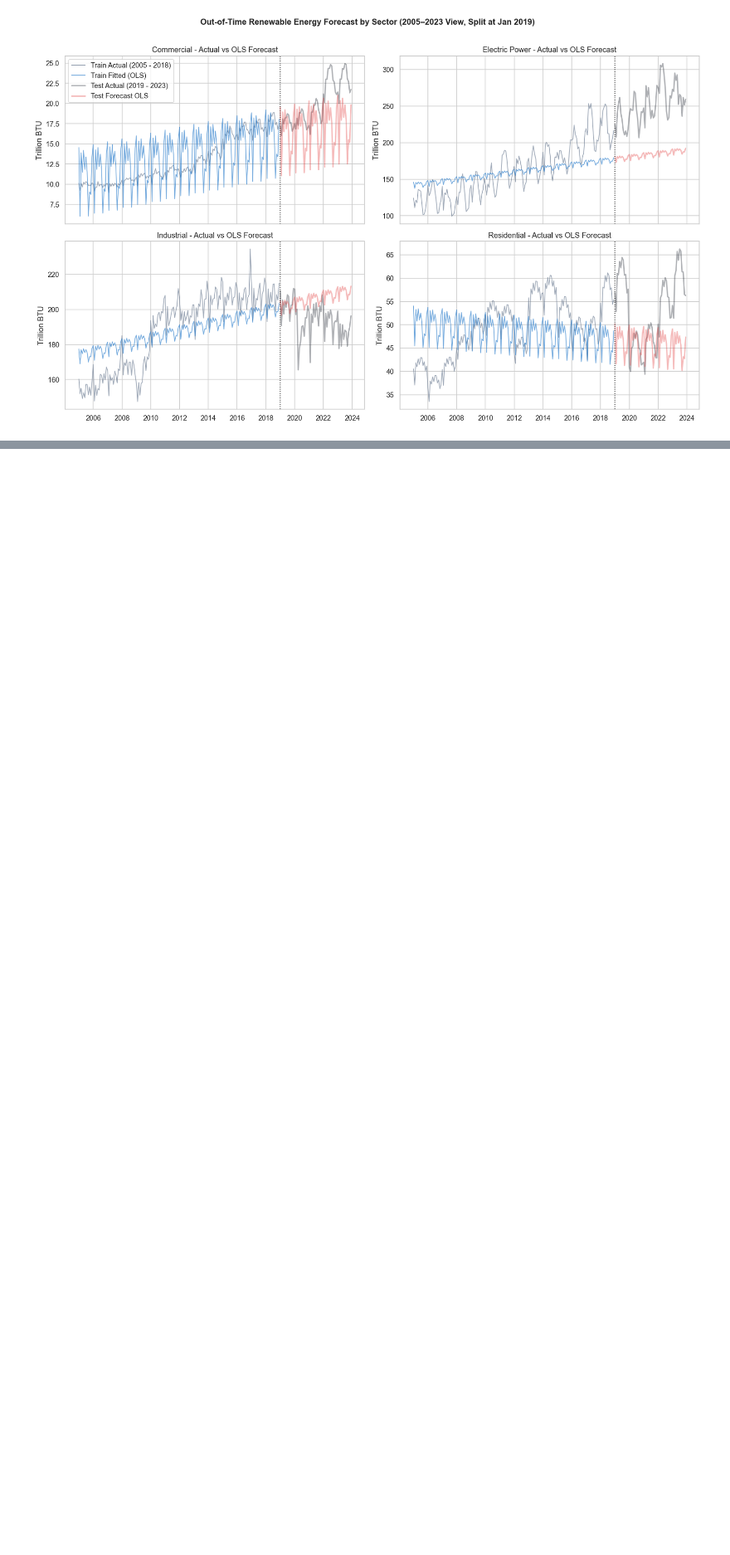
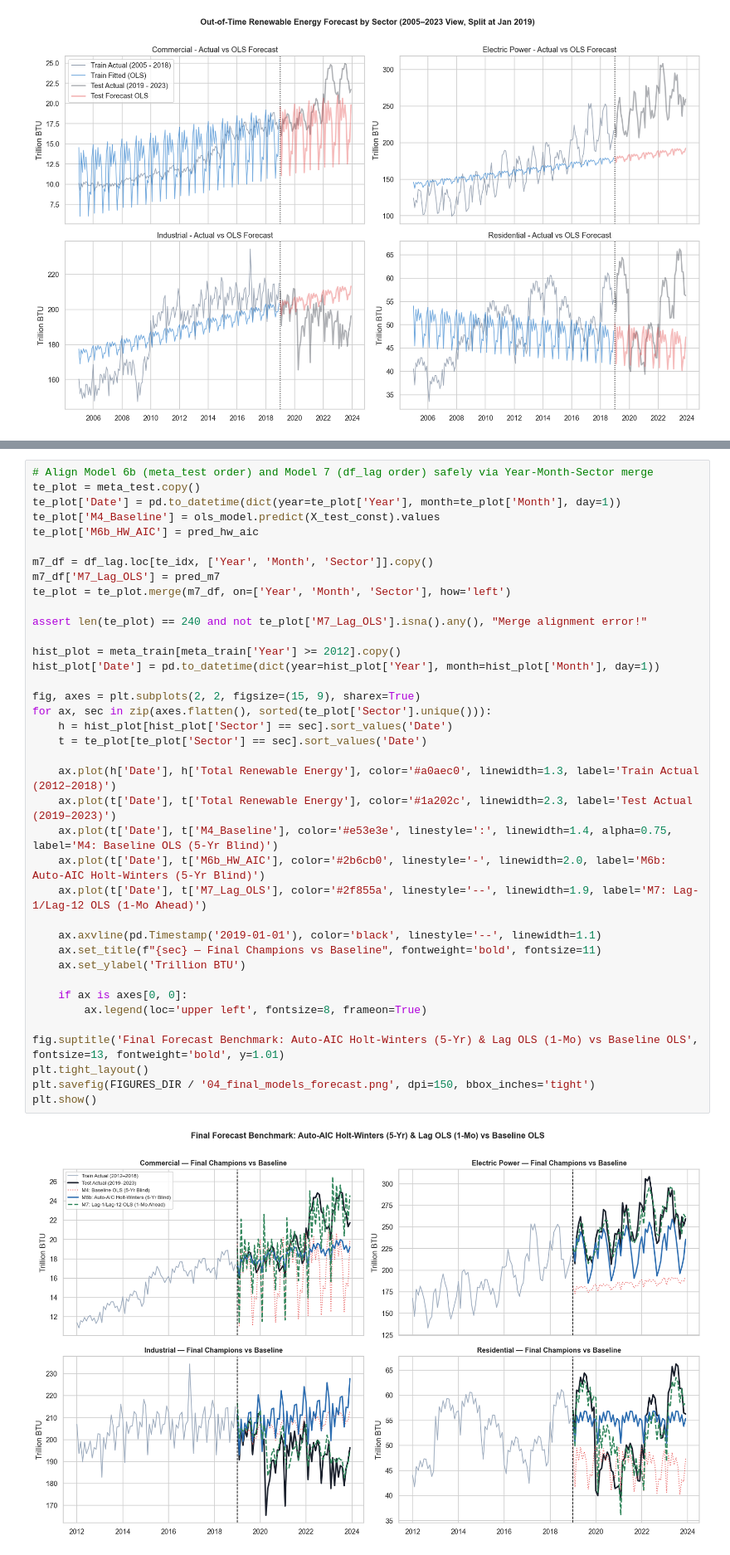
Before and after one commit to MichaelB232/41_IF-D_KataAnissaBebas, a Jupyter notebook: notebooks/04_modeling_and_evaluation.ipynb, the cells around one changed output, grey strips where cells are left out. Shown at 83% size. Saved outputs shown, nothing was run; the diff lists cells and outputs as text; blank space fills up the shorter version.

```diff
--- a/notebooks/04_modeling_and_evaluation.ipynb
+++ b/notebooks/04_modeling_and_evaluation.ipynb
@@ -436,0 +687,40 @@ plt.show()
+# %%
+# Align Model 6b (meta_test order) and Model 7 (df_lag order) safely via Year-Month-Sector merge
+te_plot = meta_test.copy()
+te_plot['Date'] = pd.to_datetime(dict(year=te_plot['Year'], month=te_plot['Month'], day=1))
+te_plot['M4_Baseline'] = ols_model.predict(X_test_const).values
+te_plot['M6b_HW_AIC'] = pred_hw_aic
+
+m7_df = df_lag.loc[te_idx, ['Year', 'Month', 'Sector']].copy()
+m7_df['M7_Lag_OLS'] = pred_m7
+te_plot = te_plot.merge(m7_df, on=['Year', 'Month', 'Sector'], how='left')
+
+assert len(te_plot) == 240 and not te_plot['M7_Lag_OLS'].isna().any(), "Merge alignment error!"
+
+hist_plot = meta_train[meta_train['Year'] >= 2012].copy()
+hist_plot['Date'] = pd.to_datetime(dict(year=hist_plot['Year'], month=hist_plot['Month'], day=1))
+
+fig, axes = plt.subplots(2, 2, figsize=(15, 9), sharex=True)
+for ax, sec in zip(axes.flatten(), sorted(te_plot['Sector'].unique())):
+    h = hist_plot[hist_plot['Sector'] == sec].sort_values('Date')
+    t = te_plot[te_plot['Sector'] == sec].sort_values('Date')
+
+    ax.plot(h['Date'], h['Total Renewable Energy'], color='#a0aec0', linewidth=1.3, label='Train Actual (2012–2018)')
+    ax.plot(t['Date'], t['Total Renewable Energy'], color='#1a202c', linewidth=2.3, label='Test Actual (2019–2023)')
+    ax.plot(t['Date'], t['M4_Baseline'], color='#e53e3e', linestyle=':', linewidth=1.4, alpha=0.75, label='M4: Baseline OLS (5-Yr Blind)')
+    ax.plot(t['Date'], t['M6b_HW_AIC'], color='#2b6cb0', linestyle='-', linewidth=2.0, label='M6b: Auto-AIC Holt-Winters (5-Yr Blind)')
+    ax.plot(t['Date'], t['M7_Lag_OLS'], color='#2f855a', linestyle='--', linewidth=1.9, label='M7: Lag-1/Lag-12 OLS (1-Mo Ahead)')
+
+    ax.axvline(pd.Timestamp('2019-01-01'), color='black', linestyle='--', linewidth=1.1)
+    ax.set_title(f"{sec} — Final Champions vs Baseline", fontweight='bold', fontsize=11)
+    ax.set_ylabel('Trillion BTU')
+
+    if ax is axes[0, 0]:
+        ax.legend(loc='upper left', fontsize=8, frameon=True)
+
+fig.suptitle('Final Forecast Benchmark: Auto-AIC Holt-Winters (5-Yr) & Lag OLS (1-Mo) vs Baseline OLS', fontsize=13, fontweight='bold', y=1.01)
+plt.tight_layout()
+plt.savefig(FIGURES_DIR / '04_final_models_forecast.png', dpi=150, bbox_inches='tight')
+plt.show()
+# %% [output]
+[figure, added]
```
Also changed, not shown: parts of 7 cells of this notebook, 7 other files.
